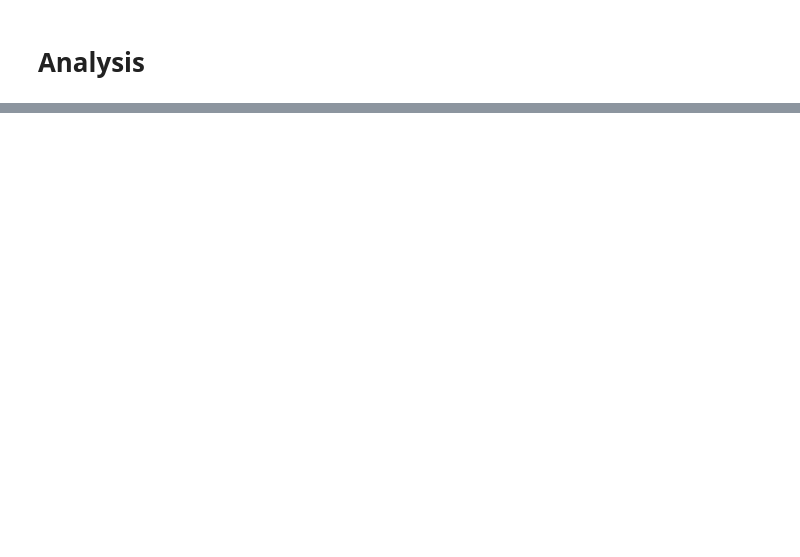
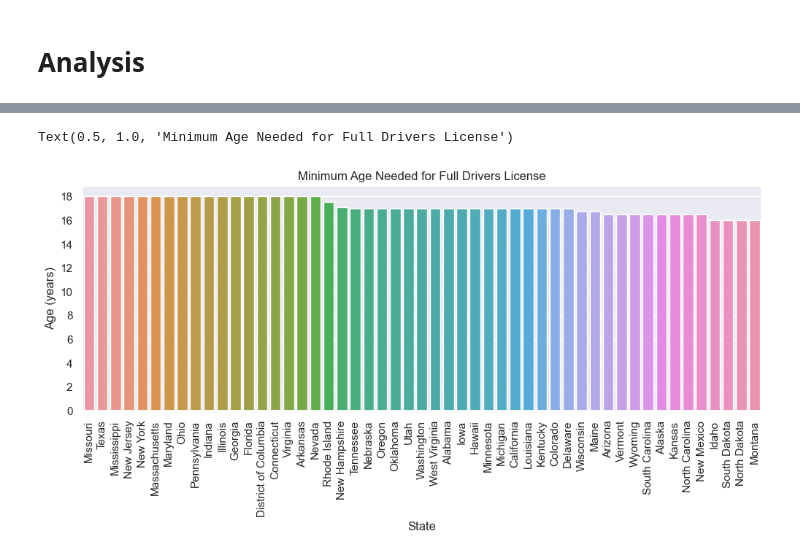
Before and after one commit to maxvangalen/WT-Data, a Jupyter notebook: traffic.ipynb, the cells around one changed output, grey strips where cells are left out. Saved outputs shown, nothing was run; the diff lists cells and outputs as text; code cells hidden in the pictures; blank space fills up the shorter version.

```diff
--- a/traffic.ipynb
+++ b/traffic.ipynb
@@ -120,0 +147,10 @@ plt.show()
+# %%
+plt.figure(figsize=(12,4))
+plt.xticks(rotation=90)
+plt.yticks(np.arange(0, 20, step=2))
+sns.barplot(x=trafficdf.index, y='Full_License', data=trafficdf, order=trafficdf['Full_License'].sort_values(ascending=False).index)
+plt.ylabel('Age (years)')
+plt.title('Minimum Age Needed for Full Drivers License')
+# %% [output]
+Text(0.5, 1.0, 'Minimum Age Needed for Full Drivers License')
+[figure, added]
```
Also changed, not shown: parts of 20 cells of this notebook.
